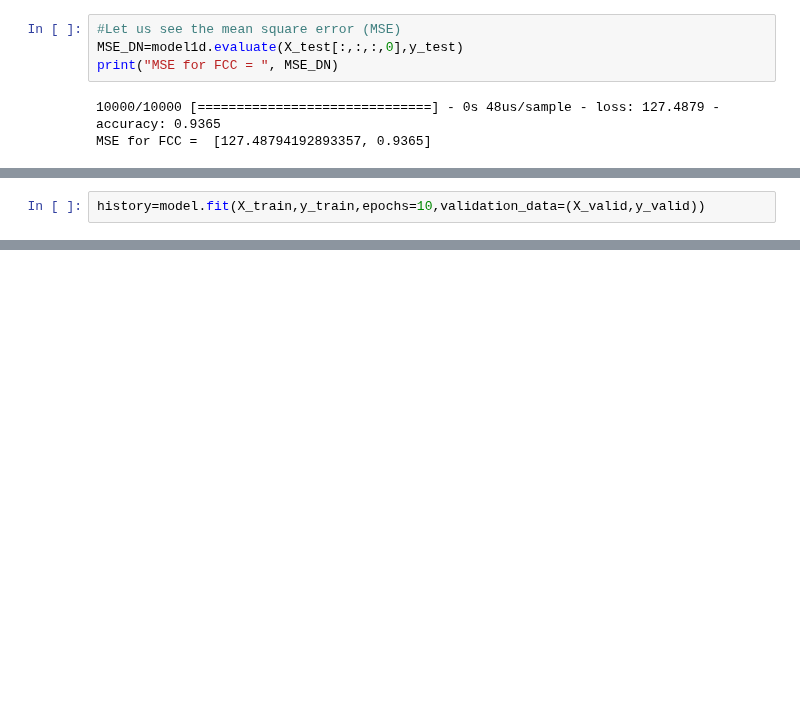
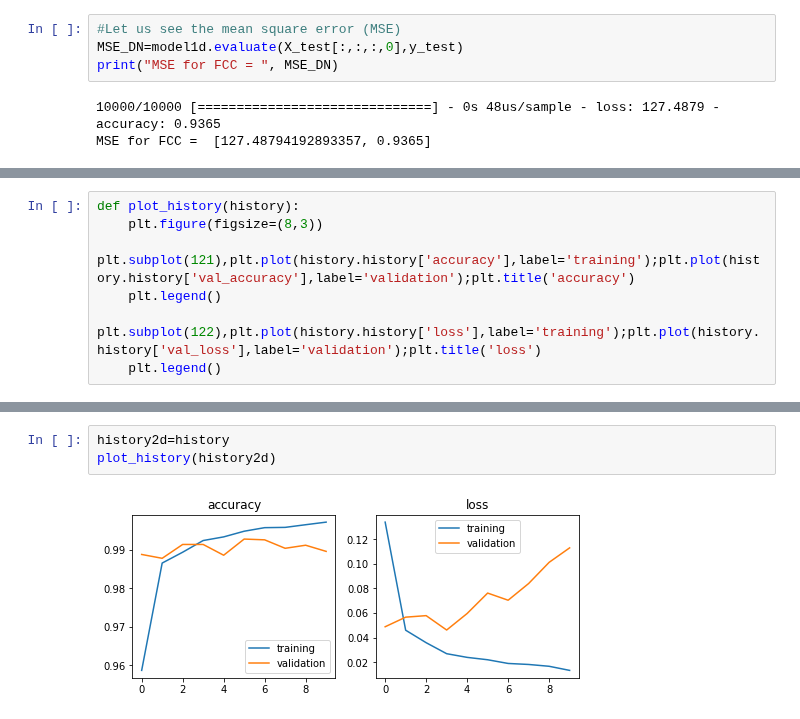
Before and after one commit to dtrad/geoml_course, a Jupyter notebook: CNN_Explained.ipynb, the cells around one changed output, grey strips where cells are left out. Drawn from its saved outputs; the diff is of its cells as text; blank space fills up the shorter version.

```diff
--- a/CNN_Explained.ipynb
+++ b/CNN_Explained.ipynb
@@ -197,2 +146,0 @@ model.compile(optimizer='rmsprop',
-# %%
-history=model.fit(X_train,y_train,epochs=10,validation_data=(X_valid,y_valid))
@@ -254,0 +147,7 @@ model=keras.models.Sequential([
+# %%
+def plot_history(history):
+    plt.figure(figsize=(8,3))
+    plt.subplot(121),plt.plot(history.history['accuracy'],label='training');plt.plot(history.history['val_accuracy'],label='validation');plt.title('accuracy')
+    plt.legend()
+    plt.subplot(122),plt.plot(history.history['loss'],label='training');plt.plot(history.history['val_loss'],label='validation');plt.title('loss')
+    plt.legend()
@@ -254,0 +225,5 @@ model=keras.models.Sequential([
+# %%
+history2d=history
+plot_history(history2d)
+# %% [output]
+[figure, added]
```
Also changed, not shown: parts of 51 cells of this notebook.
